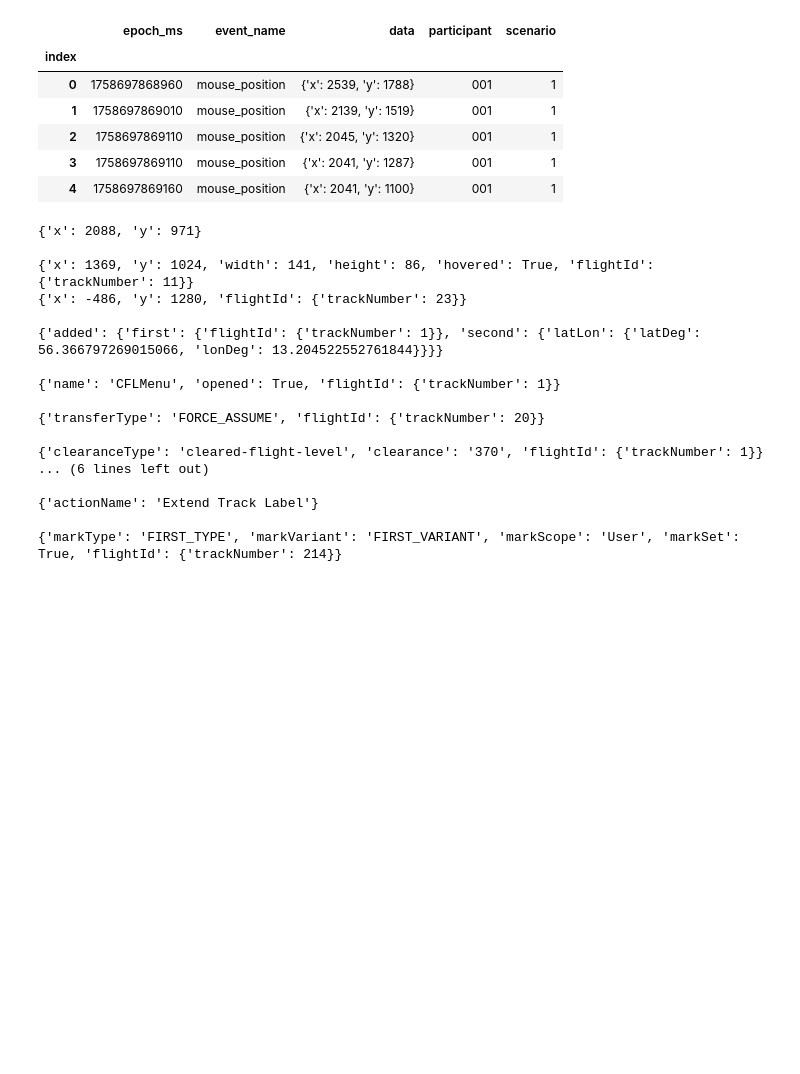
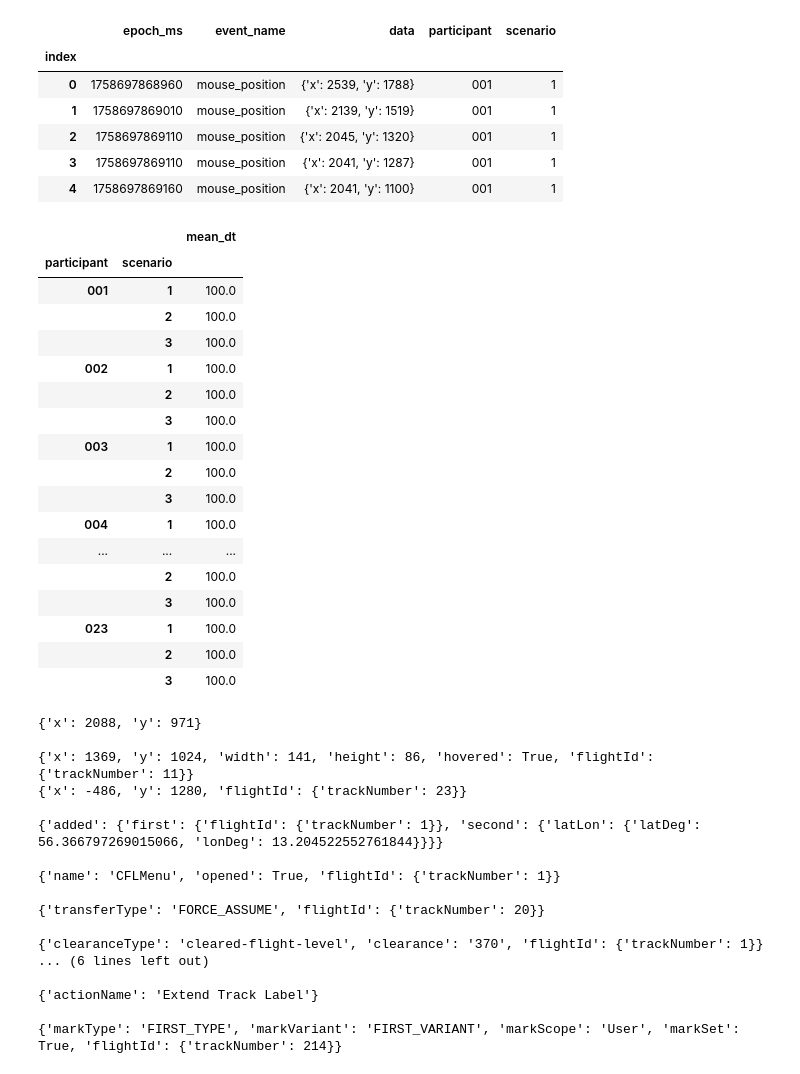
Before and after one commit to kruuZHAW/eye_tracking, a Jupyter notebook: notebooks/sandbox_asd.ipynb, the cells around one changed output. Cells and saved outputs as stored; diff of their text form; code cells hidden in the pictures; blank space fills up the shorter version.

```diff
--- a/notebooks/sandbox_asd.ipynb
+++ b/notebooks/sandbox_asd.ipynb
@@ -24,6 +24,27 @@ df_asd.head(5)
 | 2 | 1758697869110 | mouse_position | {'x': 2045, 'y': 1320} | 001 | 1 |
 | 3 | 1758697869110 | mouse_position | {'x': 2041, 'y': 1287} | 001 | 1 |
 | 4 | 1758697869160 | mouse_position | {'x': 2041, 'y': 1100} | 001 | 1 |
+# %%
+df_asd.query("event_name == 'mouse_position'").groupby(['participant', 'scenario']).agg(mean_dt=('epoch_ms', lambda s: s.diff().median()))
+# %% [output]
+|  |  | mean_dt |
+| participant | scenario |  |
+| 001 | 1 | 100.0 |
+|  | 2 | 100.0 |
+|  | 3 | 100.0 |
+| 002 | 1 | 100.0 |
+|  | 2 | 100.0 |
+|  | 3 | 100.0 |
+| 003 | 1 | 100.0 |
+|  | 2 | 100.0 |
+|  | 3 | 100.0 |
+| 004 | 1 | 100.0 |
+| ... | ... | ... |
+|  | 2 | 100.0 |
+|  | 3 | 100.0 |
+| 023 | 1 | 100.0 |
+|  | 2 | 100.0 |
+|  | 3 | 100.0 |
 # %%
 import pandas as pd
 
```
Also changed, not shown: 3 other files.
